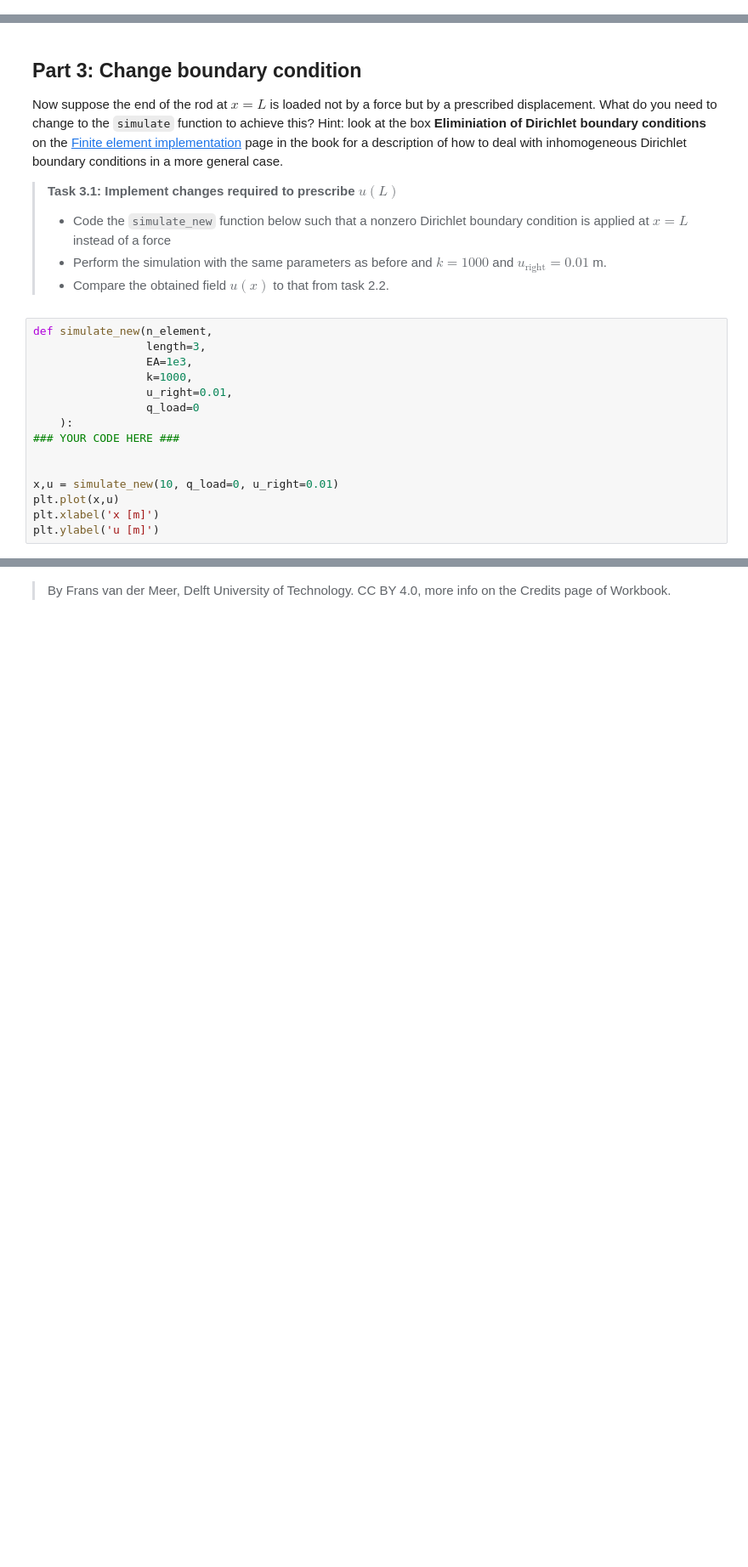
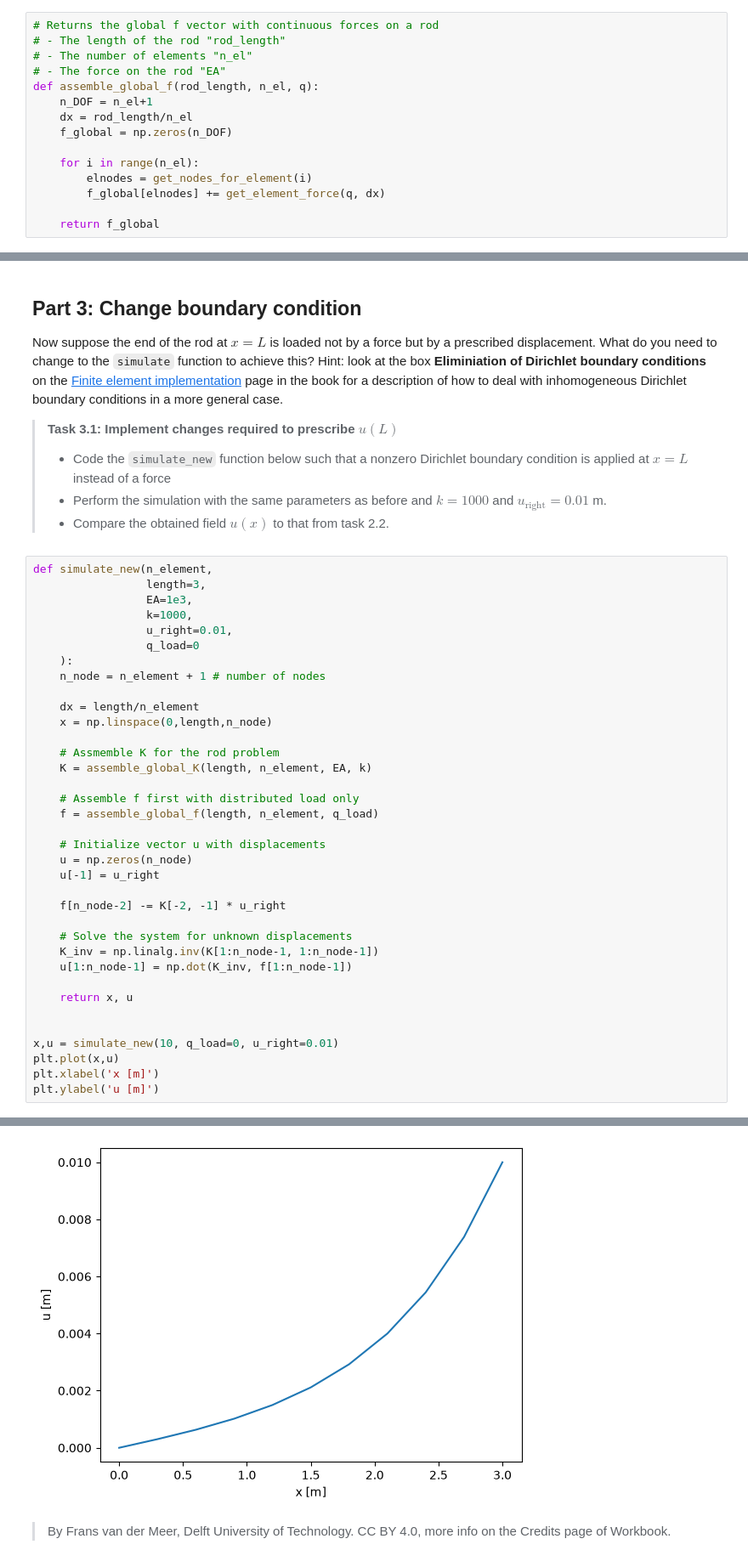
Before and after one commit to matpre333/WA.2.2, a Jupyter notebook: all_files_WS_2_2/WS_2_2.ipynb, the cells around one changed output, grey strips where cells are left out. Shown at 85% size. Saved outputs shown, nothing was run; the diff lists cells and outputs as text; blank space fills up the shorter version.

```diff
--- a/all_files_WS_2_2/WS_2_2.ipynb
+++ b/all_files_WS_2_2/WS_2_2.ipynb
@@ -54,0 +136,15 @@ import matplotlib.pyplot as plt
+# %%
+# Returns the global f vector with continuous forces on a rod
+# - The length of the rod "rod_length"
+# - The number of elements "n_el"
+# - The force on the rod "EA"
+def assemble_global_f(rod_length, n_el, q):
+    n_DOF = n_el+1
+    dx = rod_length/n_el
+    f_global = np.zeros(n_DOF)
+
+    for i in range(n_el):
+        elnodes = get_nodes_for_element(i)
+        f_global[elnodes] += get_element_force(q, dx)
+
+    return f_global
@@ -96,10 +247,32 @@ def simulate_new(n_element,
                  u_right=0.01,
                  q_load=0
     ):
-### YOUR CODE HERE ###
+    n_node = n_element + 1 # number of nodes
+
+    dx = length/n_element
+    x = np.linspace(0,length,n_node)
+
+    # Assmemble K for the rod problem
+    K = assemble_global_K(length, n_element, EA, k)
+
+    # Assemble f first with distributed load only
+    f = assemble_global_f(length, n_element, q_load)
+
+    # Initialize vector u with displacements
+    u = np.zeros(n_node)
+    u[-1] = u_right
+
+    f[n_node-2] -= K[-2, -1] * u_right
+
+    # Solve the system for unknown displacements
+    K_inv = np.linalg.inv(K[1:n_node-1, 1:n_node-1])
+    u[1:n_node-1] = np.dot(K_inv, f[1:n_node-1])
+
+    return x, u
 
 
 x,u = simulate_new(10, q_load=0, u_right=0.01)
 plt.plot(x,u)
 plt.xlabel('x [m]')
 plt.ylabel('u [m]')
+# %% [output]
@@ -106,2 +280,3 @@ plt.ylabel('u [m]')
+[figure, added]
 # %% [markdown]
 > By Frans van der Meer, Delft University of Technology. CC BY 4.0, more info on the Credits page of Workbook.
```
Also changed, not shown: parts of 10 cells of this notebook.
